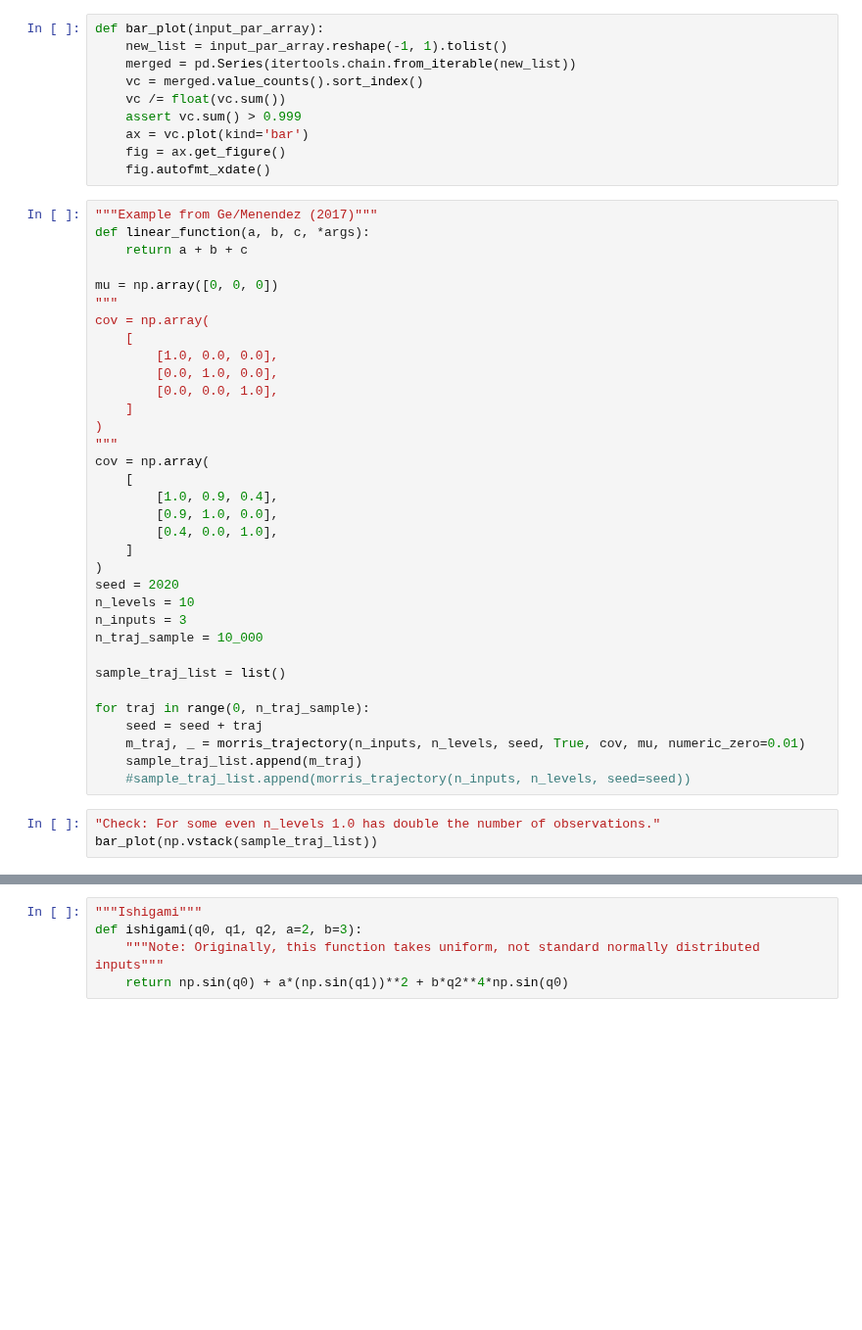
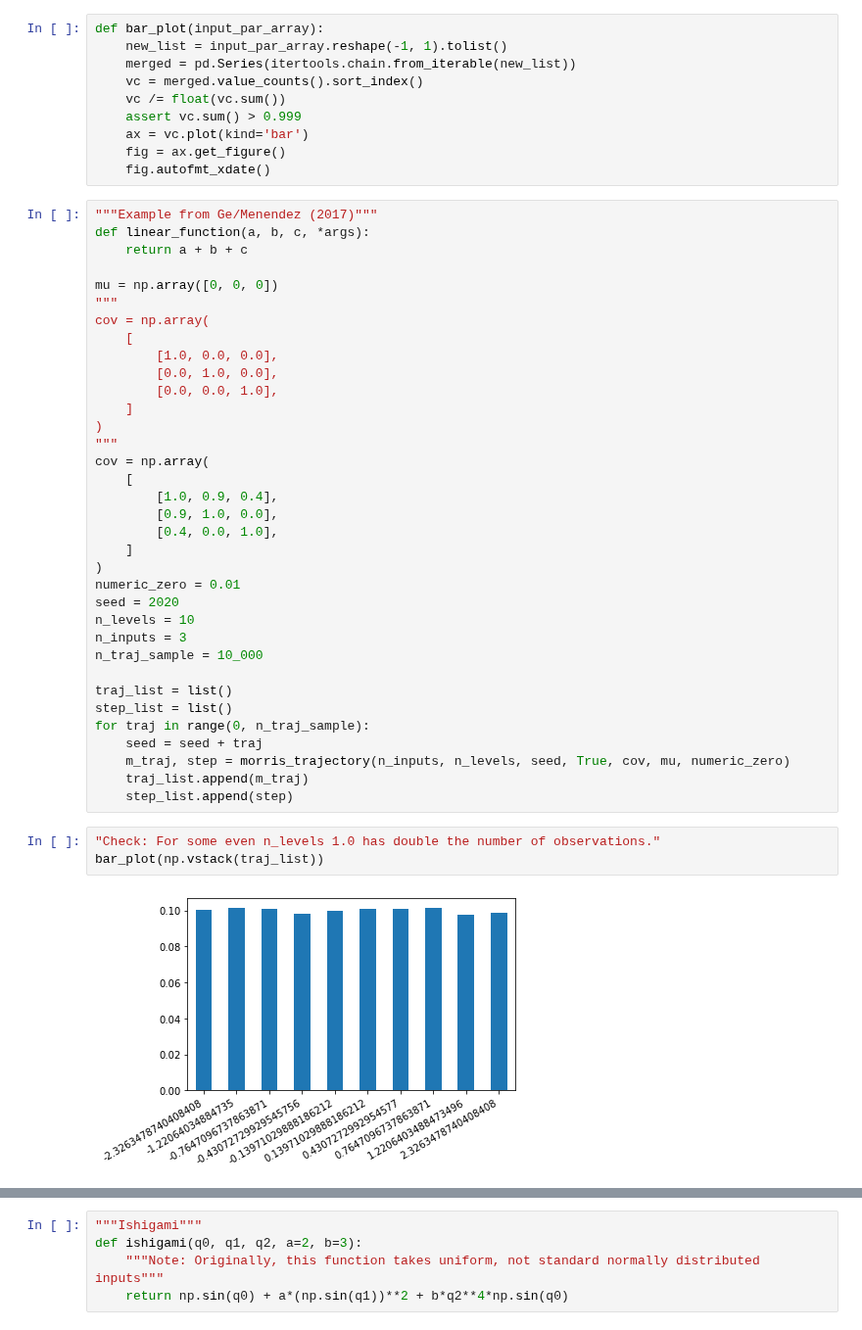
Before and after one commit to tostenzel/thesis-projects-tostenzel, a Jupyter notebook: note_validation.ipynb, the cells around one changed output, grey strips where cells are left out. Shown at 98% size. Drawn from its saved outputs; the diff is of its cells as text; blank space fills up the shorter version.

```diff
--- a/note_validation.ipynb
+++ b/note_validation.ipynb
@@ -50,20 +50,23 @@ cov = np.array(
         [0.4, 0.0, 1.0],
     ]
 )
+numeric_zero = 0.01
 seed = 2020
 n_levels = 10
 n_inputs = 3
 n_traj_sample = 10_000
 
-sample_traj_list = list()
-
+traj_list = list()
+step_list = list()
 for traj in range(0, n_traj_sample):
     seed = seed + traj
-    m_traj, _ = morris_trajectory(n_inputs, n_levels, seed, True, cov, mu, numeric_zero=0.01)
-    sample_traj_list.append(m_traj)
-    #sample_traj_list.append(morris_trajectory(n_inputs, n_levels, seed=seed))
+    m_traj, step = morris_trajectory(n_inputs, n_levels, seed, True, cov, mu, numeric_zero)
+    traj_list.append(m_traj)
+    step_list.append(step)
 # %%
 "Check: For some even n_levels 1.0 has double the number of observations."
-bar_plot(np.vstack(sample_traj_list))
+bar_plot(np.vstack(traj_list))
+# %% [output]
+[figure, added]
 # %%
 """I am able to replicate the results for the two normally distributed examples. The only difference is the scale because they seem to use another number of levels."""
```
Also changed, not shown: parts of 7 cells of this notebook, 3 other files.
